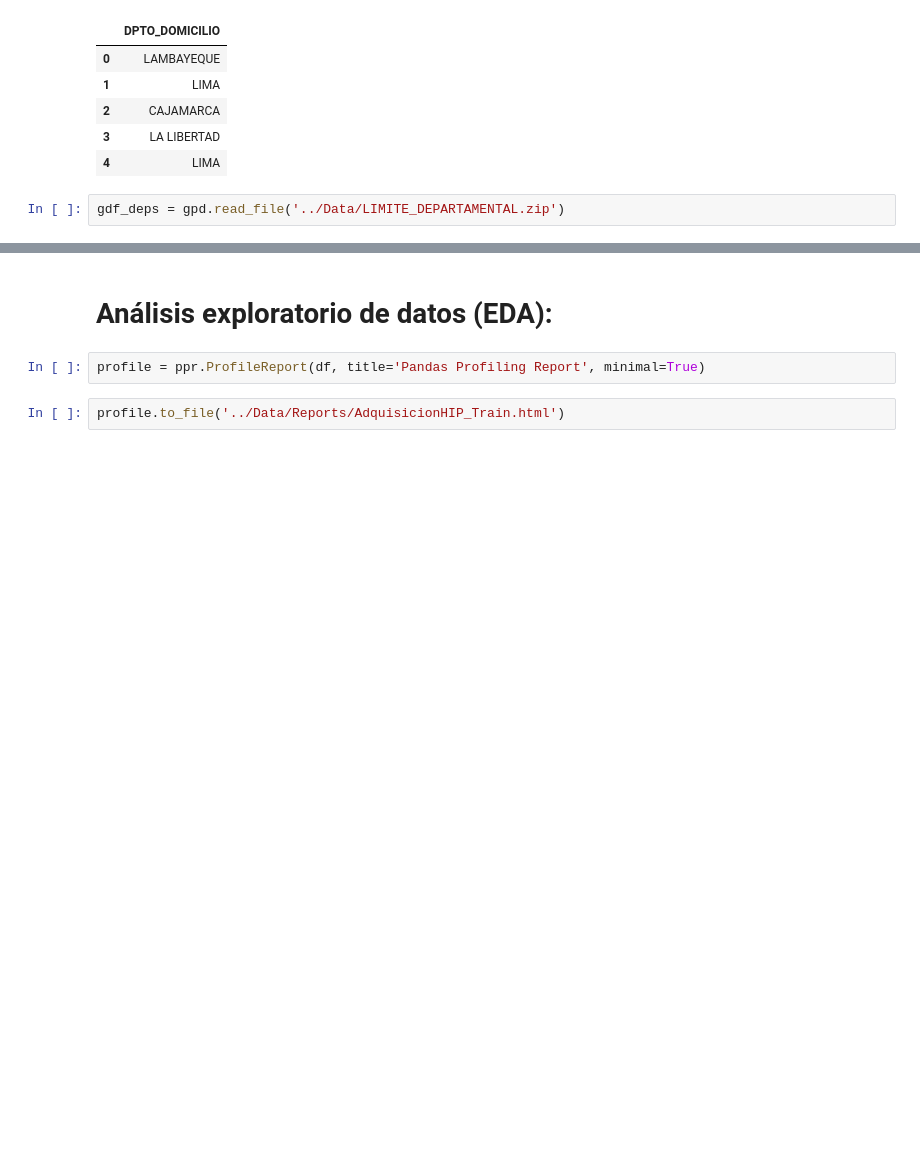
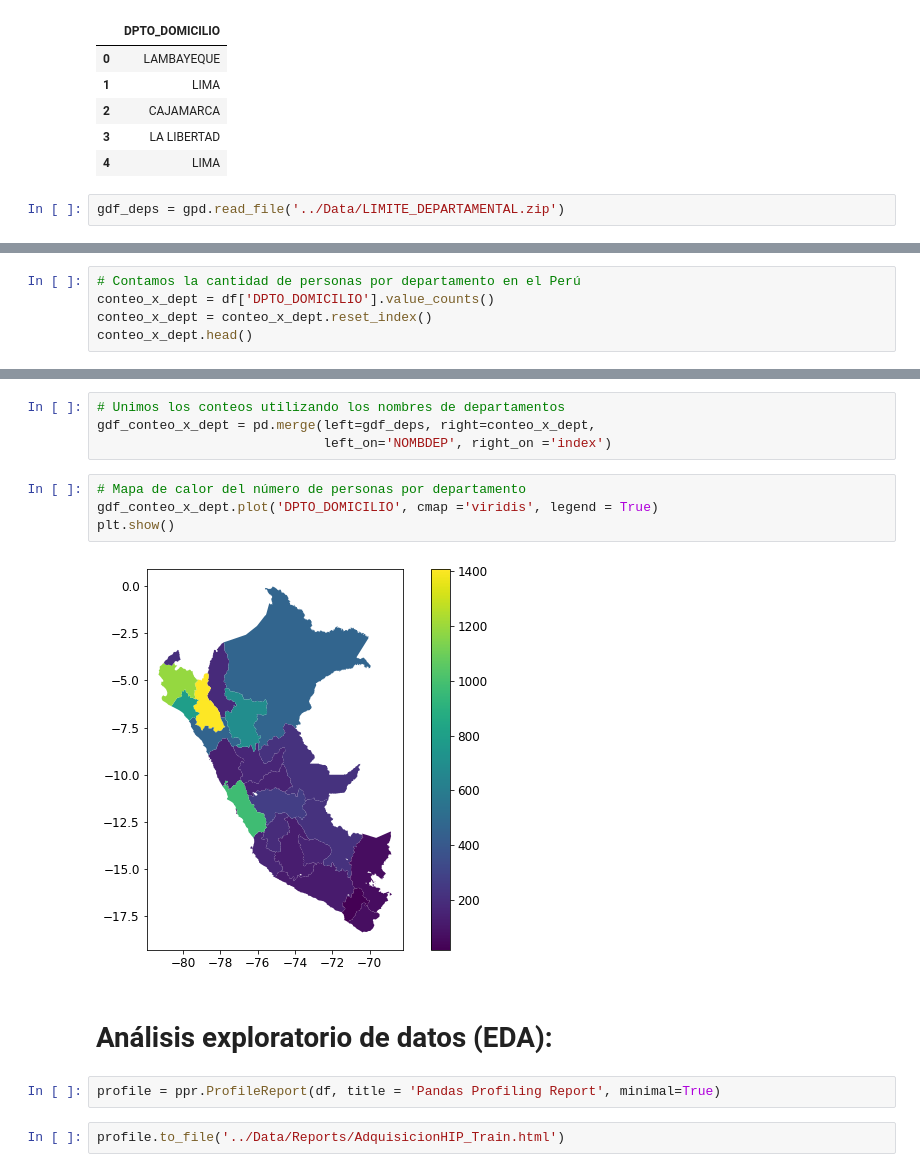
Before and after one commit to MiguelAngelTinocoArroyo/DataAnalytics, a Jupyter notebook: Source/Proyecto.ipynb, the cells around one changed output, grey strips where cells are left out. Cells and saved outputs as stored; diff of their text form; blank space fills up the shorter version.

```diff
--- a/Source/Proyecto.ipynb
+++ b/Source/Proyecto.ipynb
@@ -260,0 +259,5 @@ gdf_deps.plot(ax=ax1)
+# %%
+# Contamos la cantidad de personas por departamento en el Perú
+conteo_x_dept = df['DPTO_DOMICILIO'].value_counts()
+conteo_x_dept = conteo_x_dept.reset_index()
+conteo_x_dept.head()
@@ -261,7 +271,17 @@ gdf_deps.plot(ax=ax1)
+# %%
+# Unimos los conteos utilizando los nombres de departamentos
+gdf_conteo_x_dept = pd.merge(left=gdf_deps, right=conteo_x_dept,
+                             left_on='NOMBDEP', right_on ='index')
+# %%
+# Mapa de calor del número de personas por departamento
+gdf_conteo_x_dept.plot('DPTO_DOMICILIO', cmap ='viridis', legend = True)
+plt.show()
+# %% [output]
+[figure, added]
 # %% [markdown]
 # Análisis exploratorio de datos (EDA):
 # %%
-profile = ppr.ProfileReport(df, title='Pandas Profiling Report', minimal=True)
+profile = ppr.ProfileReport(df, title = 'Pandas Profiling Report', minimal=True)
 # %%
 profile.to_file('../Data/Reports/AdquisicionHIP_Train.html')
 # %% [markdown]
```
Also changed, not shown: parts of 8 cells of this notebook.
